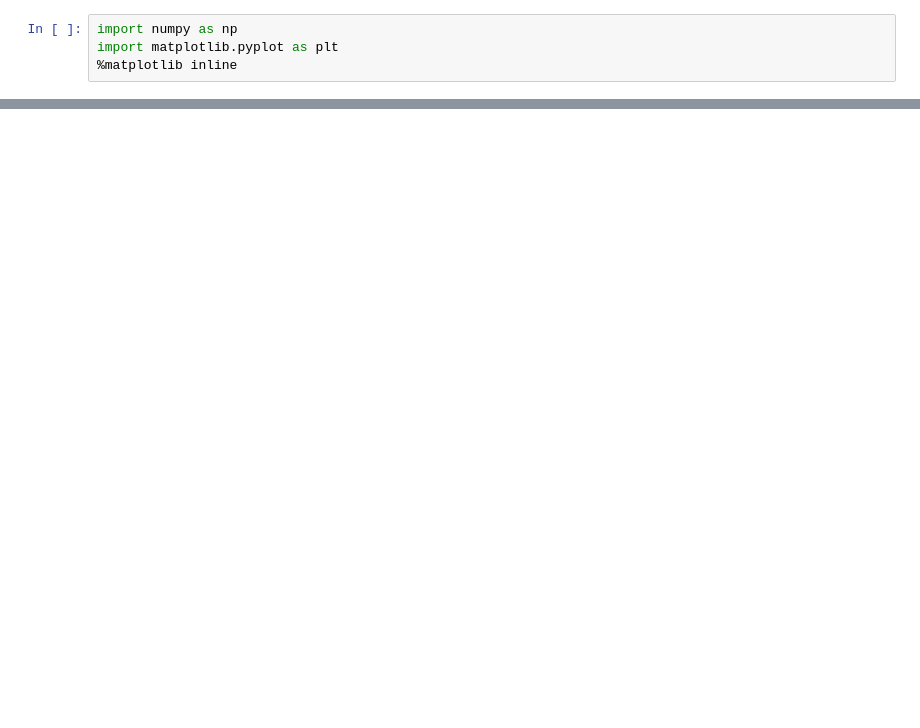
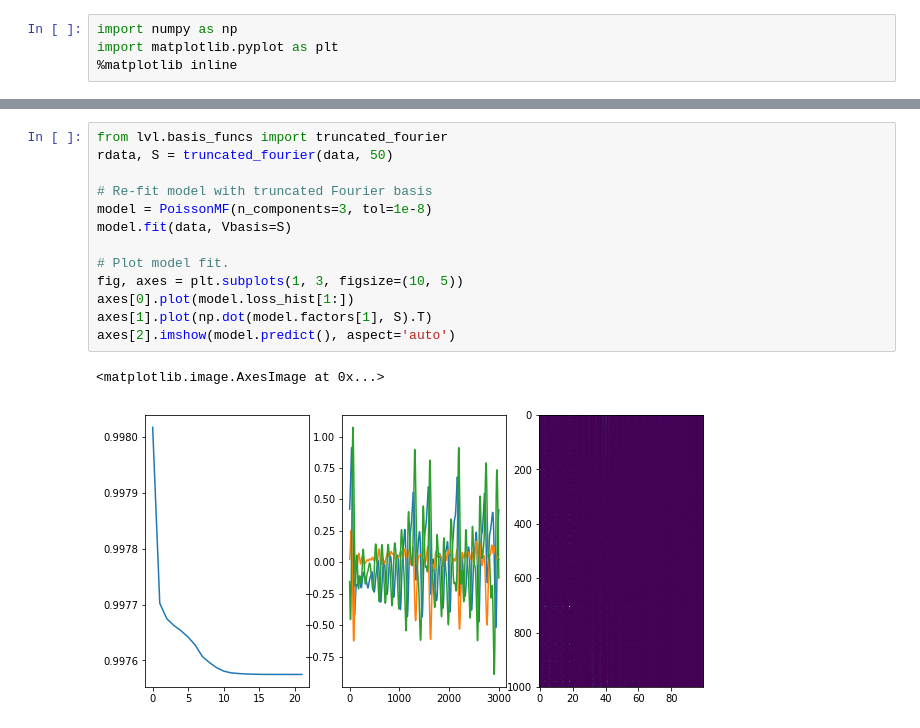
Before and after one commit to ahwillia/lvl, a Jupyter notebook: examples/PoissonMF.ipynb, the cells around one changed output, grey strips where cells are left out. Saved outputs shown, nothing was run; the diff lists cells and outputs as text; blank space fills up the shorter version.

```diff
--- a/examples/PoissonMF.ipynb
+++ b/examples/PoissonMF.ipynb
@@ -60,0 +34,16 @@ plt.plot(np.dot(model.factors[1], S).T)
+# %%
+from lvl.basis_funcs import truncated_fourier
+rdata, S = truncated_fourier(data, 50)
+
+# Re-fit model with truncated Fourier basis
+model = PoissonMF(n_components=3, tol=1e-8)
+model.fit(data, Vbasis=S)
+
+# Plot model fit.
+fig, axes = plt.subplots(1, 3, figsize=(10, 5))
+axes[0].plot(model.loss_hist[1:])
+axes[1].plot(np.dot(model.factors[1], S).T)
+axes[2].imshow(model.predict(), aspect='auto')
+# %% [output]
+<matplotlib.image.AxesImage at 0x...>
+[figure, added]
```
Also changed, not shown: parts of 12 cells of this notebook, 3 other files.
